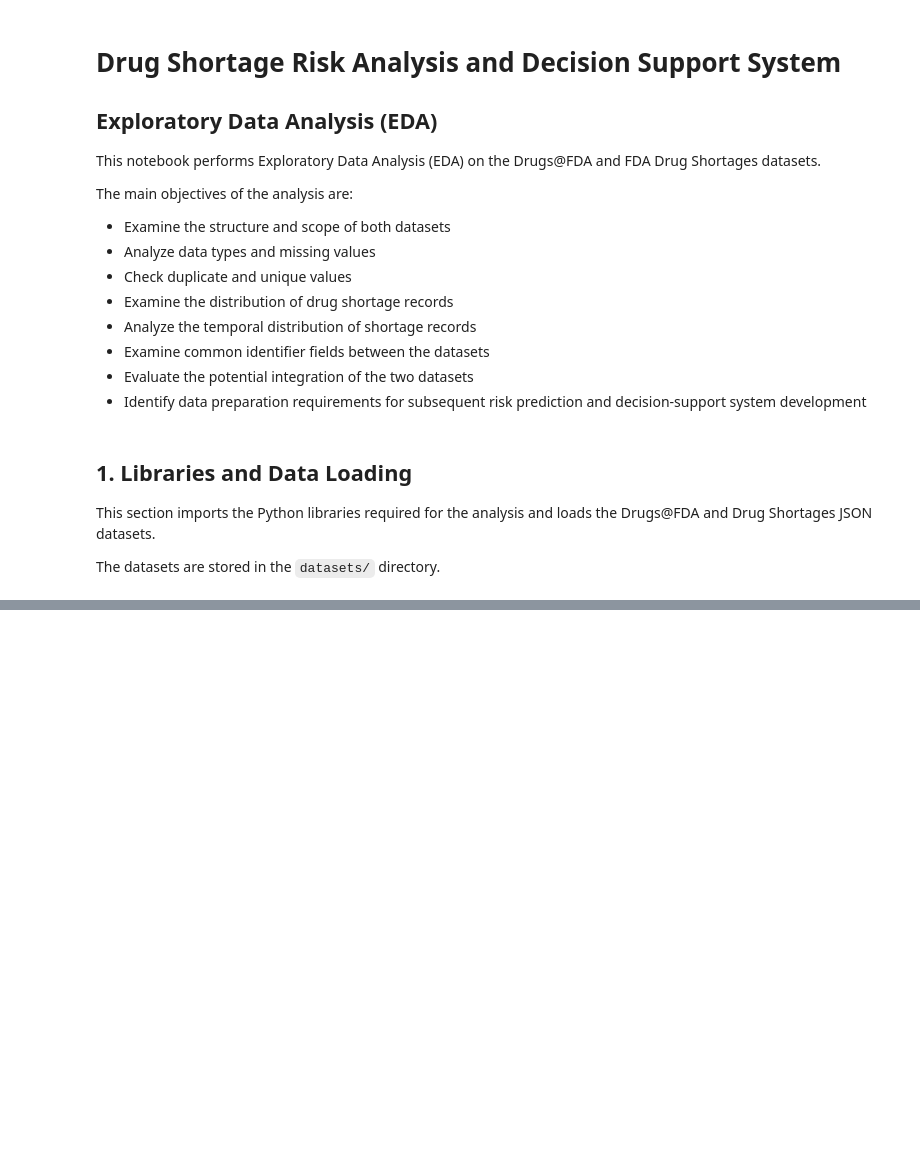
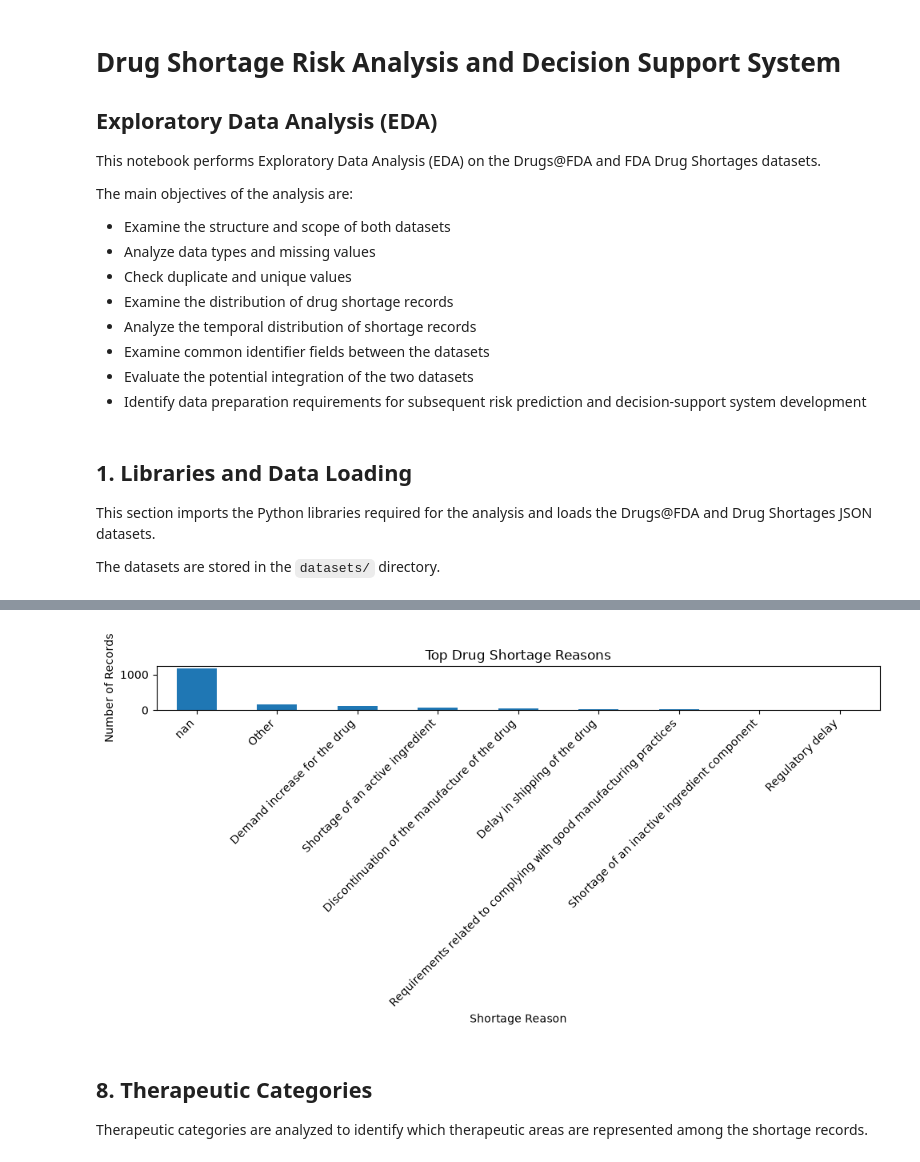
Before and after one commit to ulasamiyorumki/Drug-Shortage-Risk-Prediction-and-Decision-Support-System, a Jupyter notebook: Notebooks/eda.ipynb, the cells around one changed output, grey strips where cells are left out. Drawn from its saved outputs; the diff is of its cells as text; code cells hidden in the pictures; blank space fills up the shorter version.

```diff
--- a/Notebooks/eda.ipynb
+++ b/Notebooks/eda.ipynb
@@ -47,0 +309,7 @@ shortages_df = pd.json_normalize(shortages)
+# %%
+shortage_reason_counts = (
+    shortages_df["shortage_reason"]
+    .value_counts(dropna=False)
+)
+
+print(shortage_reason_counts)
@@ -47,0 +328,18 @@ shortages_df = pd.json_normalize(shortages)
+# %%
+shortage_reason_counts.head(15).plot(
+    kind="bar",
+    figsize=(10, 5)
+)
+
+plt.title("Top Drug Shortage Reasons")
+plt.xlabel("Shortage Reason")
+plt.ylabel("Number of Records")
+plt.xticks(rotation=45, ha="right")
+plt.tight_layout()
+plt.show()
+# %% [output]
+[figure, added]
+# %% [markdown]
+## 8. Therapeutic Categories
+
+Therapeutic categories are analyzed to identify which therapeutic areas are represented among the shortage records.
```
Also changed, not shown: parts of 49 cells of this notebook.
